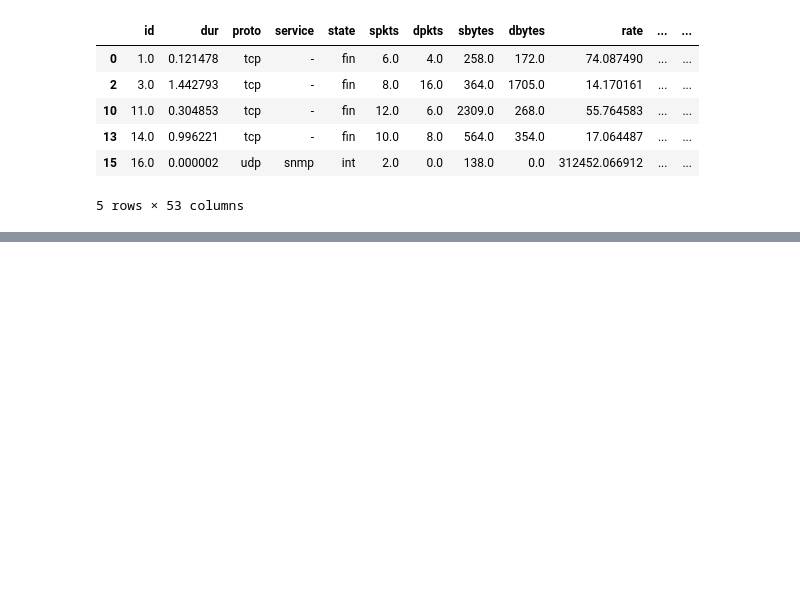
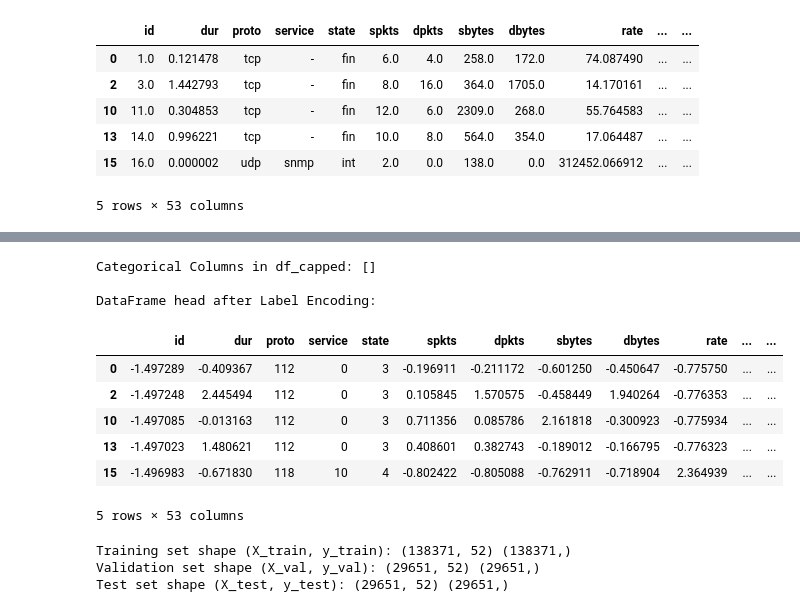
Before and after one commit to Ahsan3172/Zero-day-attack-, a Jupyter notebook: backend/zda.ipynb, the cells around one changed output, grey strips where cells are left out. Cells and saved outputs as stored; diff of their text form; code cells hidden in the pictures; blank space fills up the shorter version.

Commit message:
Split the Dataset Divide your dataset into training (70%), validation (15%), and test (15%) subsets to ensure robust model evaluation. by Waqas

```diff
--- a/backend/zda.ipynb
+++ b/backend/zda.ipynb
@@ -429,0 +452,52 @@ Shape of DataFrame after capping outliers: (197673, 53)
+# %%
+# Identify categorical columns in the capped DataFrame
+categorical_cols_capped = df_capped.select_dtypes(include='object').columns.tolist()
+print("Categorical Columns in df_capped:", categorical_cols_capped)
+
+from sklearn.preprocessing import LabelEncoder
+
+# Apply Label Encoding to all identified categorical columns
+label_encoders = {}
+for col in categorical_cols_capped:
+    le = LabelEncoder()
+    df_capped[col] = le.fit_transform(df_capped[col])
+    label_encoders[col] = le # Store encoders if needed for inverse transformation later
+
+print("\nDataFrame head after Label Encoding:")
+display(df_capped.head())
+# %% [output]
+Categorical Columns in df_capped: []
+
+DataFrame head after Label Encoding:
+|  | id | dur | proto | service | state | spkts | dpkts | sbytes | dbytes | rate | ... | ... |
+| 0 | -1.497289 | -0.409367 | 112 | 0 | 3 | -0.196911 | -0.211172 | -0.601250 | -0.450647 | -0.775750 | ... | ... |
+| 2 | -1.497248 | 2.445494 | 112 | 0 | 3 | 0.105845 | 1.570575 | -0.458449 | 1.940264 | -0.776353 | ... | ... |
+| 10 | -1.497085 | -0.013163 | 112 | 0 | 3 | 0.711356 | 0.085786 | 2.161818 | -0.300923 | -0.775934 | ... | ... |
+| 13 | -1.497023 | 1.480621 | 112 | 0 | 3 | 0.408601 | 0.382743 | -0.189012 | -0.166795 | -0.776323 | ... | ... |
+| 15 | -1.496983 | -0.671830 | 118 | 10 | 4 | -0.802422 | -0.805088 | -0.762911 | -0.718904 | 2.364939 | ... | ... |
+5 rows × 53 columns
+# %%
+from sklearn.model_selection import train_test_split
+
+# Separate features (X) and target (y)
+X = df.drop('Class', axis=1)
+y = df['Class']
+
+# Split data into training (70%) and temporary (30%) sets
+X_train, X_temp, y_train, y_temp = train_test_split(
+    X, y, test_size=0.30, random_state=42, stratify=y
+)
+
+# Split temporary set into validation (15%) and test (15%) sets
+X_val, X_test, y_val, y_test = train_test_split(
+    X_temp, y_temp, test_size=0.50, random_state=42, stratify=y_temp
+)
+
+# Print the shapes of the resulting sets
+print("Training set shape (X_train, y_train):", X_train.shape, y_train.shape)
+print("Validation set shape (X_val, y_val):", X_val.shape, y_val.shape)
+print("Test set shape (X_test, y_test):", X_test.shape, y_test.shape)
+# %% [output]
+Training set shape (X_train, y_train): (138371, 52) (138371,)
+Validation set shape (X_val, y_val): (29651, 52) (29651,)
+Test set shape (X_test, y_test): (29651, 52) (29651,)
```
Also changed, not shown: parts of 1 cell of this notebook.
